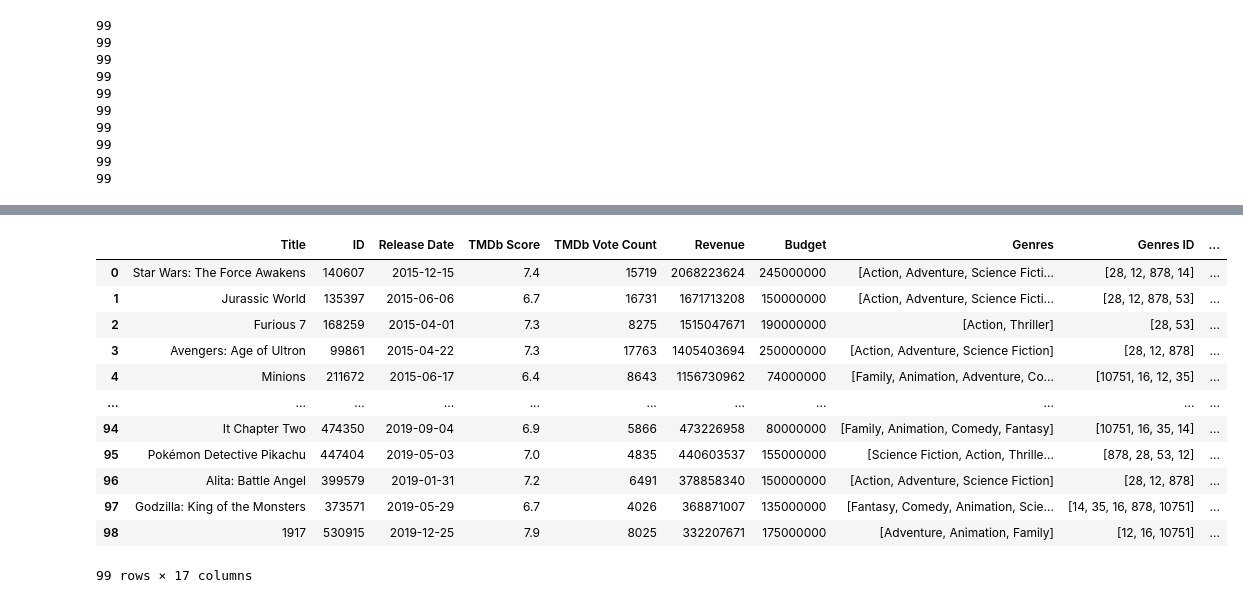
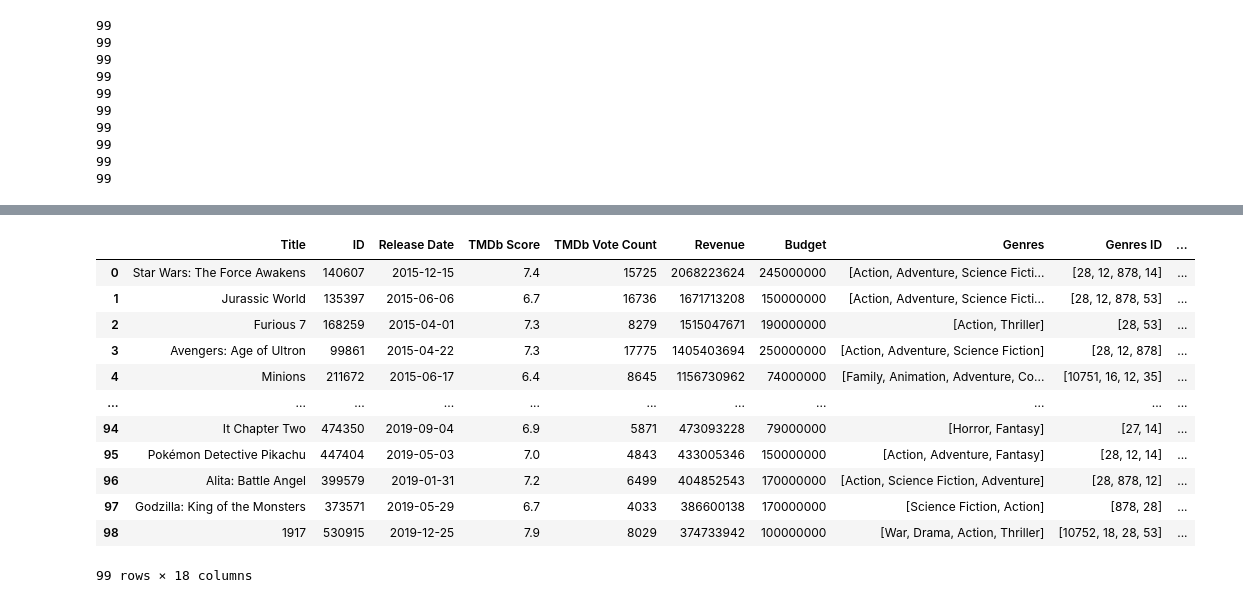
Before and after one commit to juliabrunett/project1, a Jupyter notebook: Data_Exploration_API.ipynb, the cells around one changed output, grey strips where cells are left out. Saved outputs shown, nothing was run; the diff lists cells and outputs as text; code cells hidden in the pictures.

Commit message:
Fixed an error with the revenue, budget, and genres

```diff
--- a/Data_Exploration_API.ipynb
+++ b/Data_Exploration_API.ipynb
@@ -74,42 +74,39 @@ for year in release_year:
             movie_id.append(m_id)
             release_date.append(m_release)
 
+for movie in range(len(movie_id)):
             # Take the movie ID's from above, and append to the url to get more details
-            tmdb_details_url = f"https://api.themoviedb.org/3/movie/{movie_id[movie]}?api_key={api_key_1}"
+    tmdb_details_url = f"https://api.themoviedb.org/3/movie/{movie_id[movie]}?api_key={api_key_1}"
 
             # Get the details json response for each individual movie
-            tmdb_details_response = requests.get(tmdb_details_url).json()
-
-            # Save revenue and budget into variables
-            revenue = tmdb_details_response["revenue"]
-            budget = tmdb_details_response["budget"]
+    tmdb_details_response = requests.get(tmdb_details_url).json()
 
             # Append revenue and budget to lists
-            tmdb_revenue.append(revenue)
-            tmdb_budget.append(budget)
+    tmdb_revenue.append(tmdb_details_response["revenue"])
+    tmdb_budget.append(tmdb_details_response["budget"])
 
             # For loop to get production companies
-            for company in range(len(tmdb_details_response["production_companies"])):
+    for company in range(len(tmdb_details_response["production_companies"])):
 
                 # Store results in a variable
-                prod_comp.append(tmdb_details_response["production_companies"][company]["name"])
+        prod_comp.append(tmdb_details_response["production_companies"][company]["name"])
 
             # Append variables to lists
-            production_companies.append(prod_comp)
-            prod_comp = []
+    production_companies.append(prod_comp)
+    prod_comp = []
 
             # For loop to get genres
-            for genre in range(len(tmdb_details_response["genres"])):
+    for genre in range(len(tmdb_details_response["genres"])):
 
                 # Store results in a variable
-                g.append(tmdb_details_response["genres"][genre]["name"])
-                g_id.append(tmdb_details_response["genres"][genre]["id"])
+        g.append(tmdb_details_response["genres"][genre]["name"])
+        g_id.append(tmdb_details_response["genres"][genre]["id"])
 
             # Append variables to lists
-            genres.append(g)
-            genres_id.append(g_id)
-            g = []
-            g_id = []
+    genres.append(g)
+    genres_id.append(g_id)
+    g = []
+    g_id = []
 # %% [output]
 In The Mood For Surrealism or 8021 doesn't have user votes.
 # %%
@@ -239,23 +236,22 @@ tmdb_df_rough
 99 rows × 12 columns
 # %%
-# Split up Genres
-tmdb_df_rough[["Genre_1", "Genre_2", "Genre_3", "Genre_4", "Genre_5"]] = pd.DataFrame(tmdb_df_rough["Genres"].to_list(), index = tmdb_df_rough.index)
-
+# Split up Genres into 6 separate columns
+tmdb_df_rough[["Genre_1", "Genre_2", "Genre_3", "Genre_4", "Genre_5", "Genre_6"]] = pd.DataFrame(tmdb_df_rough["Genres"].to_list(), index = tmdb_df_rough.index)
 tmdb_df_rough
 # %% [output]
 |  | Title | ID | Release Date | TMDb Score | TMDb Vote Count | Revenue | Budget | Genres | Genres ID | ... |
-| 0 | Star Wars: The Force Awakens | 140607 | 2015-12-15 | 7.4 | 15719 | 2068223624 | 245000000 | [Action, Adventure, Science Ficti... | [28, 12, 878, 14] | ... |
-| 1 | Jurassic World | 135397 | 2015-06-06 | 6.7 | 16731 | 1671713208 | 150000000 | [Action, Adventure, Science Ficti... | [28, 12, 878, 53] | ... |
-| 2 | Furious 7 | 168259 | 2015-04-01 | 7.3 | 8275 | 1515047671 | 190000000 | [Action, Thriller] | [28, 53] | ... |
-| 3 | Avengers: Age of Ultron | 99861 | 2015-04-22 | 7.3 | 17763 | 1405403694 | 250000000 | [Action, Adventure, Science Fiction] | [28, 12, 878] | ... |
-| 4 | Minions | 211672 | 2015-06-17 | 6.4 | 8643 | 1156730962 | 74000000 | [Family, Animation, Adventure, Co... | [10751, 16, 12, 35] | ... |
+| 0 | Star Wars: The Force Awakens | 140607 | 2015-12-15 | 7.4 | 15725 | 2068223624 | 245000000 | [Action, Adventure, Science Ficti... | [28, 12, 878, 14] | ... |
+| 1 | Jurassic World | 135397 | 2015-06-06 | 6.7 | 16736 | 1671713208 | 150000000 | [Action, Adventure, Science Ficti... | [28, 12, 878, 53] | ... |
+| 2 | Furious 7 | 168259 | 2015-04-01 | 7.3 | 8279 | 1515047671 | 190000000 | [Action, Thriller] | [28, 53] | ... |
+| 3 | Avengers: Age of Ultron | 99861 | 2015-04-22 | 7.3 | 17775 | 1405403694 | 250000000 | [Action, Adventure, Science Fiction] | [28, 12, 878] | ... |
+| 4 | Minions | 211672 | 2015-06-17 | 6.4 | 8645 | 1156730962 | 74000000 | [Family, Animation, Adventure, Co... | [10751, 16, 12, 35] | ... |
 | ... | ... | ... | ... | ... | ... | ... | ... | ... | ... | ... |
-| 94 | It Chapter Two | 474350 | 2019-09-04 | 6.9 | 5866 | 473226958 | 80000000 | [Family, Animation, Comedy, Fantasy] | [10751, 16, 35, 14] | ... |
-| 95 | Pokémon Detective Pikachu | 447404 | 2019-05-03 | 7.0 | 4835 | 440603537 | 155000000 | [Science Fiction, Action, Thrille... | [878, 28, 53, 12] | ... |
-| 96 | Alita: Battle Angel | 399579 | 2019-01-31 | 7.2 | 6491 | 378858340 | 150000000 | [Action, Adventure, Science Fiction] | [28, 12, 878] | ... |
-| 97 | Godzilla: King of the Monsters | 373571 | 2019-05-29 | 6.7 | 4026 | 368871007 | 135000000 | [Fantasy, Comedy, Animation, Scie... | [14, 35, 16, 878, 10751] | ... |
-| 98 | 1917 | 530915 | 2019-12-25 | 7.9 | 8025 | 332207671 | 175000000 | [Adventure, Animation, Family] | [12, 16, 10751] | ... |
+| 94 | It Chapter Two | 474350 | 2019-09-04 | 6.9 | 5871 | 473093228 | 79000000 | [Horror, Fantasy] | [27, 14] | ... |
+| 95 | Pokémon Detective Pikachu | 447404 | 2019-05-03 | 7.0 | 4843 | 433005346 | 150000000 | [Action, Adventure, Fantasy] | [28, 12, 14] | ... |
+| 96 | Alita: Battle Angel | 399579 | 2019-01-31 | 7.2 | 6499 | 404852543 | 170000000 | [Action, Science Fiction, Adventure] | [28, 878, 12] | ... |
+| 97 | Godzilla: King of the Monsters | 373571 | 2019-05-29 | 6.7 | 4033 | 386600138 | 170000000 | [Science Fiction, Action] | [878, 28] | ... |
+| 98 | 1917 | 530915 | 2019-12-25 | 7.9 | 8029 | 374733942 | 100000000 | [War, Drama, Action, Thriller] | [10752, 18, 28, 53] | ... |
-99 rows × 17 columns
+99 rows × 18 columns
 # %%
 # Create initial DataFrame
 omdb_df_rough = pd.DataFrame({
```
Also changed, not shown: parts of 3 cells of this notebook, 2 other files.
